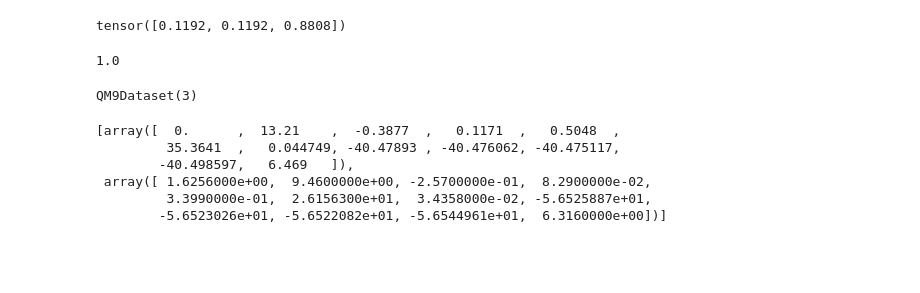
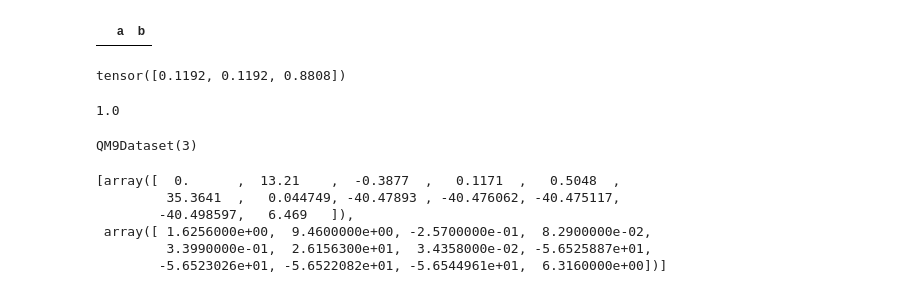
Before and after one commit to HaroldBenoit/chem-ml-repr, a Jupyter notebook: code/experiment.ipynb, the cells around one changed output. Cells and saved outputs as stored; diff of their text form; code cells hidden in the pictures; blank space fills up the shorter version.

```diff
--- a/code/experiment.ipynb
+++ b/code/experiment.ipynb
@@ -2,6 +2,18 @@
 from lightning_model import LightningClassicGNN
 
 LightningClassicGNN.load_from_checkpoint("../training_artifacts/test-project/1djimtqv/checkpoints/epoch=0-step=29.ckpt")
+# %%
+import pandas as pd
+
+df = pd.DataFrame([], columns=["a","b"])
+
+s =pd.DataFrame([[2,2]], columns=["a","b"])
+
+pd.concat([df,s])
+
+df
+# %% [output]
+|  | a | b |
 # %%
 from sklearn.metrics import roc_auc_score
 import numpy as np
```
Also changed, not shown: 1 other file.
